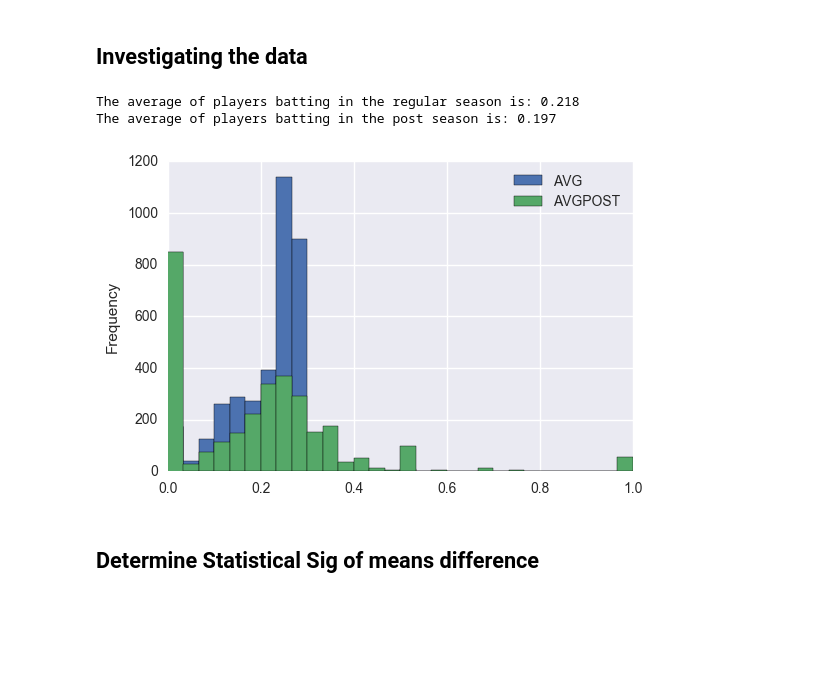
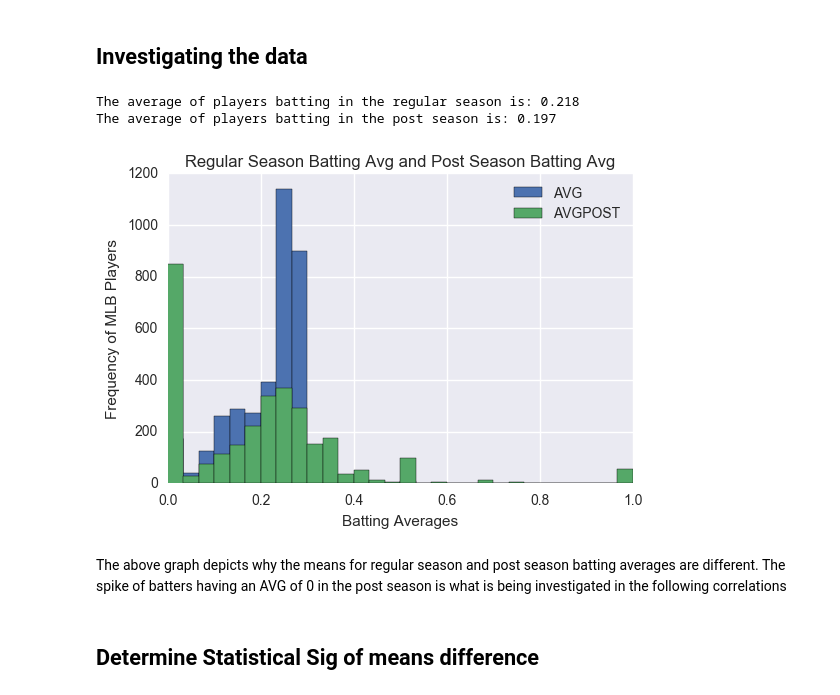
Before and after one commit to bjpreisler/MLB-imported-from-ipynb, a Jupyter notebook: MLB Post Season Analysis.ipynb, the cells around one changed output. Cells and saved outputs as stored; diff of their text form; code cells hidden in the pictures; blank space fills up the shorter version.

```diff
--- a/MLB Post Season Analysis.ipynb
+++ b/MLB Post Season Analysis.ipynb
@@ -168,22 +168,27 @@ college_dataset.head()
 # %%
 %matplotlib inline
 
 #allow figures to continue opening past warnings
 plt.rcParams.update({'figure.max_open_warning': 0})
 
 #finding the means of the two groups
 print 'The average of players batting in the regular season is:', round(batting_combined['AVG'].mean(),3)
 print 'The average of players batting in the post season is:', round(batting_combined['AVGPOST'].mean(),3)
 
 #placing the two sets of avg data into one df to be used when plotting and testing
 avg_avgpost = batting_combined.loc[:,['AVG', 'AVGPOST']]
 
 #checking out normality of distributions
-avg_avgpost.plot.hist(by='AVG', bins=30);
+plot = avg_avgpost.plot.hist(by='AVG', bins=30)
+plt.title('Regular Season Batting Avg and Post Season Batting Avg')
+plot.set_xlabel('Batting Averages')
+plot.set_ylabel('Frequency of MLB Players');
 # %% [output]
 The average of players batting in the regular season is: 0.218
 The average of players batting in the post season is: 0.197
-[figure, old version]
+[figure, new version]
+# %% [markdown]
+The above graph depicts why the means for regular season and post season batting averages are different.  The spike of batters having an AVG of 0 in the post season is what is being investigated in the following correlations
 # %% [markdown]
 ## Determine Statistical Sig of means difference
 # %%
```
Also changed, not shown: parts of 21 cells of this notebook.
